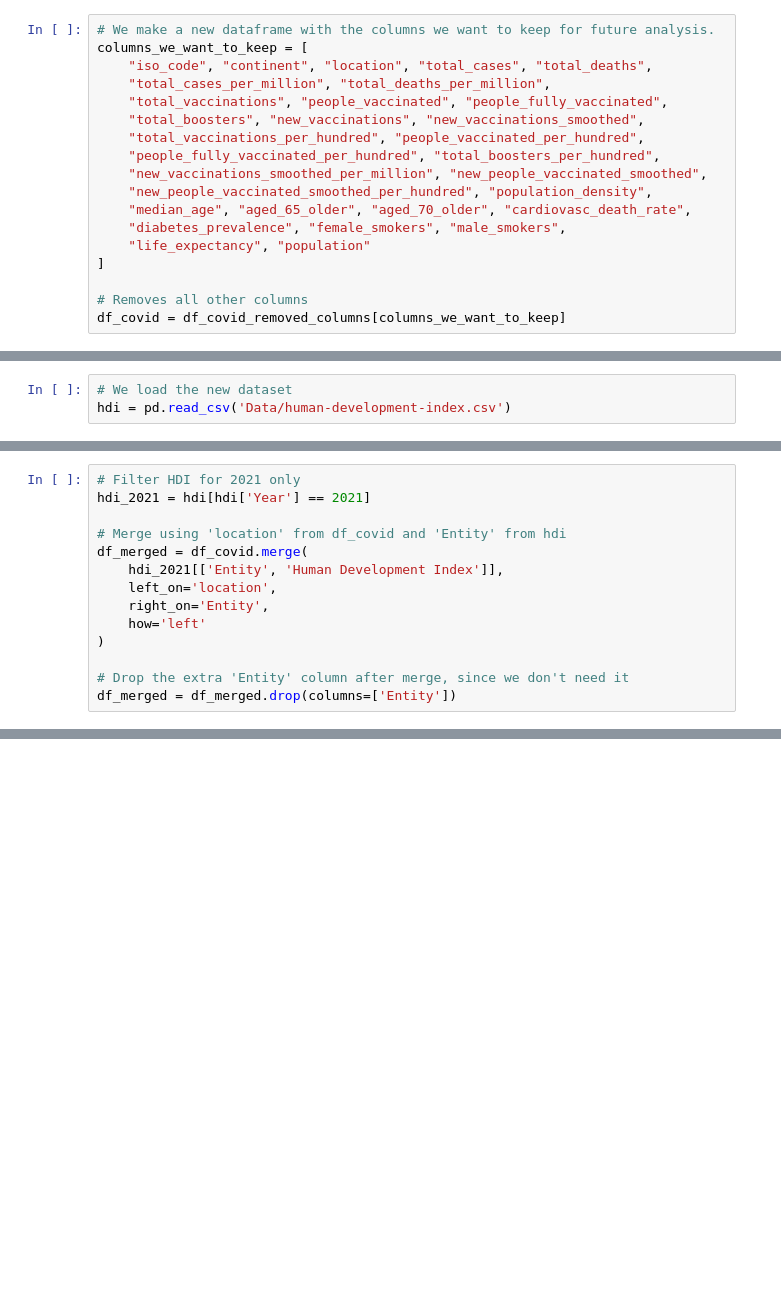
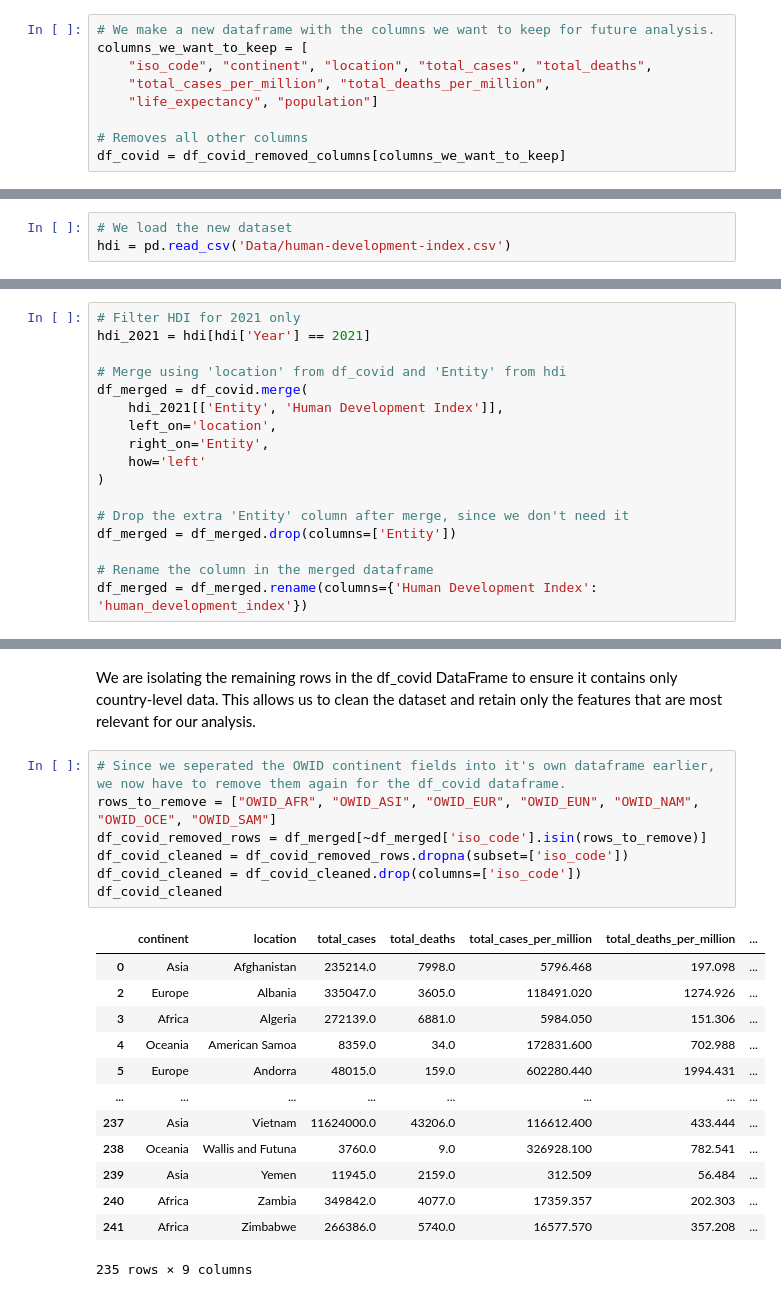
Before and after one commit to KamiStolt/BI-eksamen, a Jupyter notebook: Eksamen/BI_exam.ipynb, the cells around one changed output, grey strips where cells are left out. Saved outputs shown, nothing was run; the diff lists cells and outputs as text; blank space fills up the shorter version.

```diff
--- a/Eksamen/BI_exam.ipynb
+++ b/Eksamen/BI_exam.ipynb
@@ -451,16 +543,7 @@ We have selected a subset of columns that we consider relevant for our analysis.
 columns_we_want_to_keep = [
     "iso_code", "continent", "location", "total_cases", "total_deaths",
     "total_cases_per_million", "total_deaths_per_million",
-    "total_vaccinations", "people_vaccinated", "people_fully_vaccinated",
-    "total_boosters", "new_vaccinations", "new_vaccinations_smoothed",
-    "total_vaccinations_per_hundred", "people_vaccinated_per_hundred",
-    "people_fully_vaccinated_per_hundred", "total_boosters_per_hundred",
-    "new_vaccinations_smoothed_per_million", "new_people_vaccinated_smoothed",
-    "new_people_vaccinated_smoothed_per_hundred", "population_density",
-    "median_age", "aged_65_older", "aged_70_older", "cardiovasc_death_rate",
-    "diabetes_prevalence", "female_smokers", "male_smokers",
-    "life_expectancy", "population"
-]
+    "life_expectancy", "population"]
 
 # Removes all other columns
 df_covid = df_covid_removed_columns[columns_we_want_to_keep]
@@ -506,6 +588,9 @@ df_merged = df_covid.merge(
 
 # Drop the extra 'Entity' column after merge, since we don't need it
 df_merged = df_merged.drop(columns=['Entity'])
+
+# Rename the column in the merged dataframe
+df_merged = df_merged.rename(columns={'Human Development Index': 'human_development_index'})
 # %%
 # Check how the dataset look and how we should proceed
 df_merged
@@ -530,0 +616,23 @@ COVID dataframe shape after removing both some columns and rows: (242, 31)
+# %% [markdown]
+We are isolating the remaining rows in the df_covid DataFrame to ensure it contains only country-level data. This allows us to clean the dataset and retain only the features that are most relevant for our analysis.
+# %%
+# Since we seperated the OWID continent fields into it's own dataframe earlier, we now have to remove them again for the df_covid dataframe.
+rows_to_remove = ["OWID_AFR", "OWID_ASI", "OWID_EUR", "OWID_EUN", "OWID_NAM", "OWID_OCE", "OWID_SAM"]
+df_covid_removed_rows = df_merged[~df_merged['iso_code'].isin(rows_to_remove)]
+df_covid_cleaned = df_covid_removed_rows.dropna(subset=['iso_code'])
+df_covid_cleaned = df_covid_cleaned.drop(columns=['iso_code'])
+df_covid_cleaned
+# %% [output]
+|  | continent | location | total_cases | total_deaths | total_cases_per_million | total_deaths_per_million | ... |
+| 0 | Asia | Afghanistan | 235214.0 | 7998.0 | 5796.468 | 197.098 | ... |
+| 2 | Europe | Albania | 335047.0 | 3605.0 | 118491.020 | 1274.926 | ... |
+| 3 | Africa | Algeria | 272139.0 | 6881.0 | 5984.050 | 151.306 | ... |
+| 4 | Oceania | American Samoa | 8359.0 | 34.0 | 172831.600 | 702.988 | ... |
+| 5 | Europe | Andorra | 48015.0 | 159.0 | 602280.440 | 1994.431 | ... |
+| ... | ... | ... | ... | ... | ... | ... | ... |
+| 237 | Asia | Vietnam | 11624000.0 | 43206.0 | 116612.400 | 433.444 | ... |
+| 238 | Oceania | Wallis and Futuna | 3760.0 | 9.0 | 326928.100 | 782.541 | ... |
+| 239 | Asia | Yemen | 11945.0 | 2159.0 | 312.509 | 56.484 | ... |
+| 240 | Africa | Zambia | 349842.0 | 4077.0 | 17359.357 | 202.303 | ... |
+| 241 | Africa | Zimbabwe | 266386.0 | 5740.0 | 16577.570 | 357.208 | ... |
+235 rows × 9 columns
```
Also changed, not shown: parts of 42 cells of this notebook.
